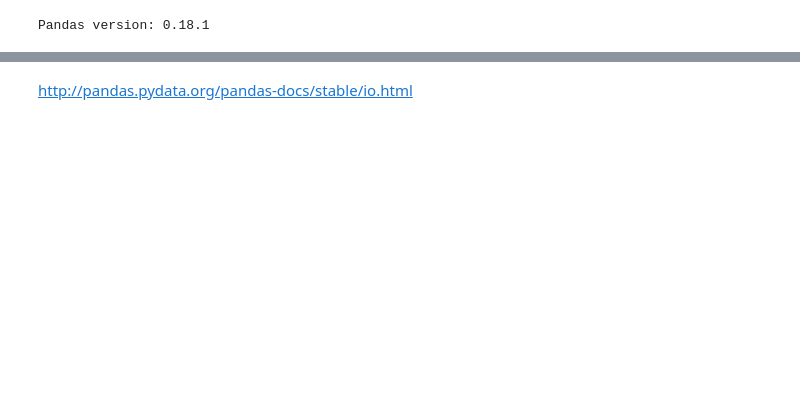
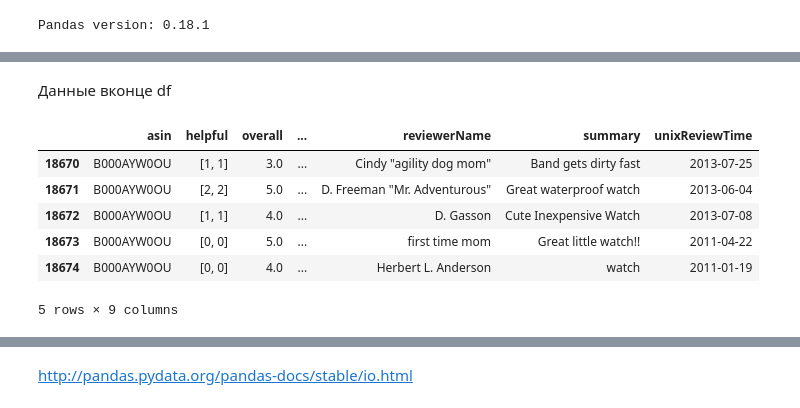
Before and after one commit to woters/ds101, a Jupyter notebook: 1-pandas.ipynb, the cells around one changed output, grey strips where cells are left out. Drawn from its saved outputs; the diff is of its cells as text; code cells hidden in the pictures; blank space fills up the shorter version.

```diff
--- a/1-pandas.ipynb
+++ b/1-pandas.ipynb
@@ -100,0 +84,12 @@ df
+# %% [markdown]
+Данные вконце df
+# %%
+df.tail()
+# %% [output]
+|  | asin | helpful | overall | ... | reviewerName | summary | unixReviewTime |
+| 18670 | B000AYW0OU | [1, 1] | 3.0 | ... | Cindy "agility dog mom" | Band gets dirty fast | 2013-07-25 |
+| 18671 | B000AYW0OU | [2, 2] | 5.0 | ... | D. Freeman "Mr. Adventurous" | Great waterproof watch | 2013-06-04 |
+| 18672 | B000AYW0OU | [1, 1] | 4.0 | ... | D. Gasson | Cute Inexpensive Watch | 2013-07-08 |
+| 18673 | B000AYW0OU | [0, 0] | 5.0 | ... | first time mom | Great little watch!! | 2011-04-22 |
+| 18674 | B000AYW0OU | [0, 0] | 4.0 | ... | Herbert L. Anderson | watch | 2011-01-19 |
+5 rows × 9 columns
```
Also changed, not shown: parts of 109 cells of this notebook, 5 other files.
